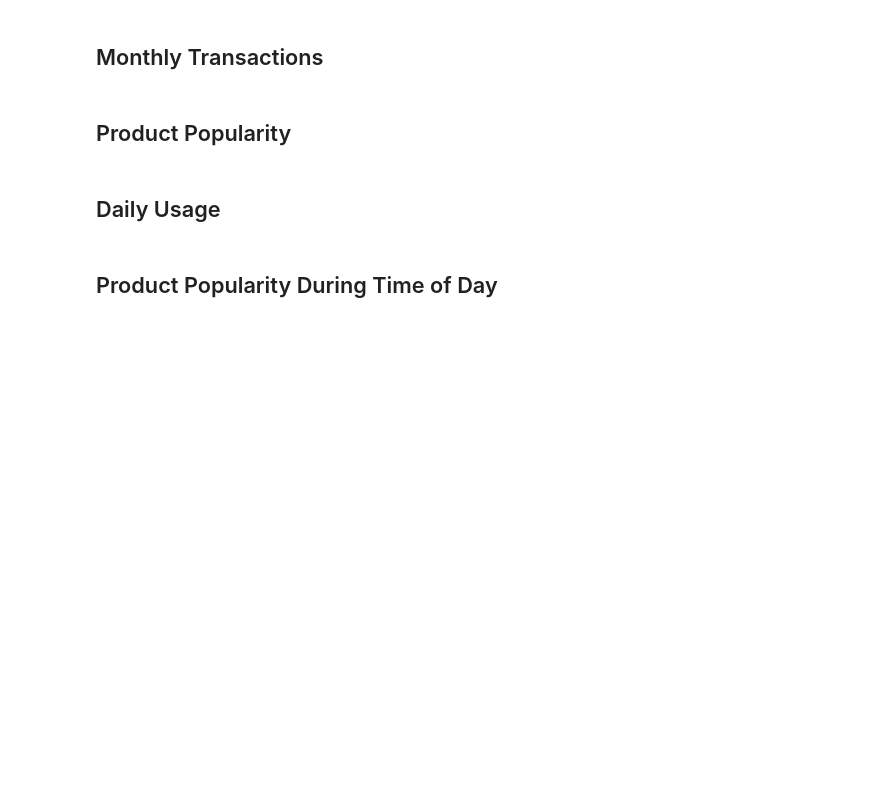
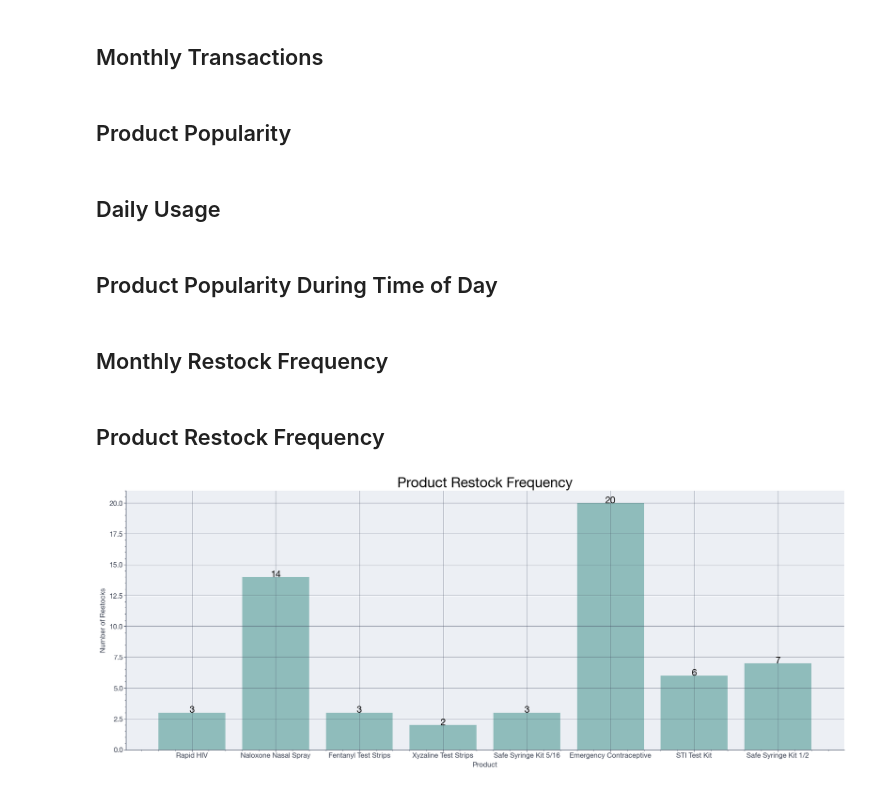
Before and after one commit to dscpsyl/IVCSD-Data-Aggregation, a Jupyter notebook: Notebook.ipynb, the cells around one changed output. Cells and saved outputs as stored; diff of their text form; code cells hidden in the pictures; blank space fills up the shorter version.

Commit message:
feat:Restock reports

```diff
--- a/Notebook.ipynb
+++ b/Notebook.ipynb
@@ -282,7 +282,10 @@ fig, ax = plt.subplots(figsize=(22, 8))
 
 data = tDF["Product"]
 labels = data.unique().tolist()
-labels.remove("HAVM Kit")
+try:
+    labels.remove("HAVM Kit") # Removed because it was a test item that never got deleted
+except:
+    pass
 
 y = []
 for l in labels:
@@ -366,3 +369,5 @@ ax.legend(products)
 
 theme.apply()
 fig.savefig("output/transaction_times.png", facecolor=fig.get_facecolor())
+# %% [markdown]
+## Monthly Restock Frequency
@@ -368,0 +403,30 @@ fig.savefig("output/transaction_times.png", facecolor=fig.get_facecolor())
+# %% [markdown]
+## Product Restock Frequency
+# %%
+%matplotlib inline
+theme = load_theme("arctic_light")
+fig, ax = plt.subplots(figsize=(22, 8))
+
+data = rDF["Product"]
+labels = data.unique().tolist()
+try:
+    labels.remove("HAVM Kit") # Removed because it was a test item that never got deleted
+except:
+    pass
+
+y = []
+for l in labels:
+    c = data[data == l].count()
+    y.append(c)
+
+
+ax.bar(labels, y)
+addLabelsToBar(labels, y)
+ax.set_title("Product Restock Frequency", fontdict=TITLE_FONT_DICT)
+ax.set_xlabel("Product")
+ax.set_ylabel("Number of Restocks")
+
+theme.apply()
+fig.savefig("output/product_restocks.png", facecolor=fig.get_facecolor())
+# %% [output]
+[figure, added]
```
Also changed, not shown: parts of 1 cell of this notebook.
